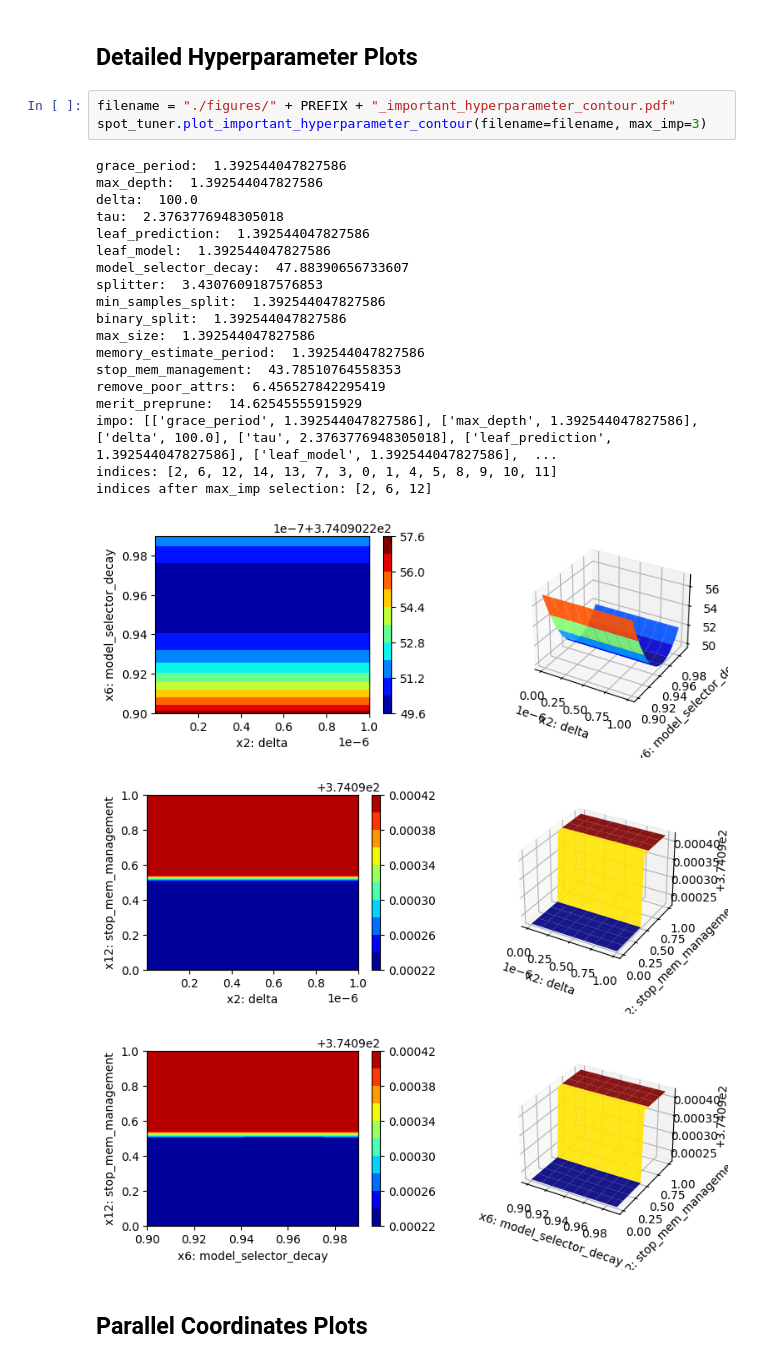
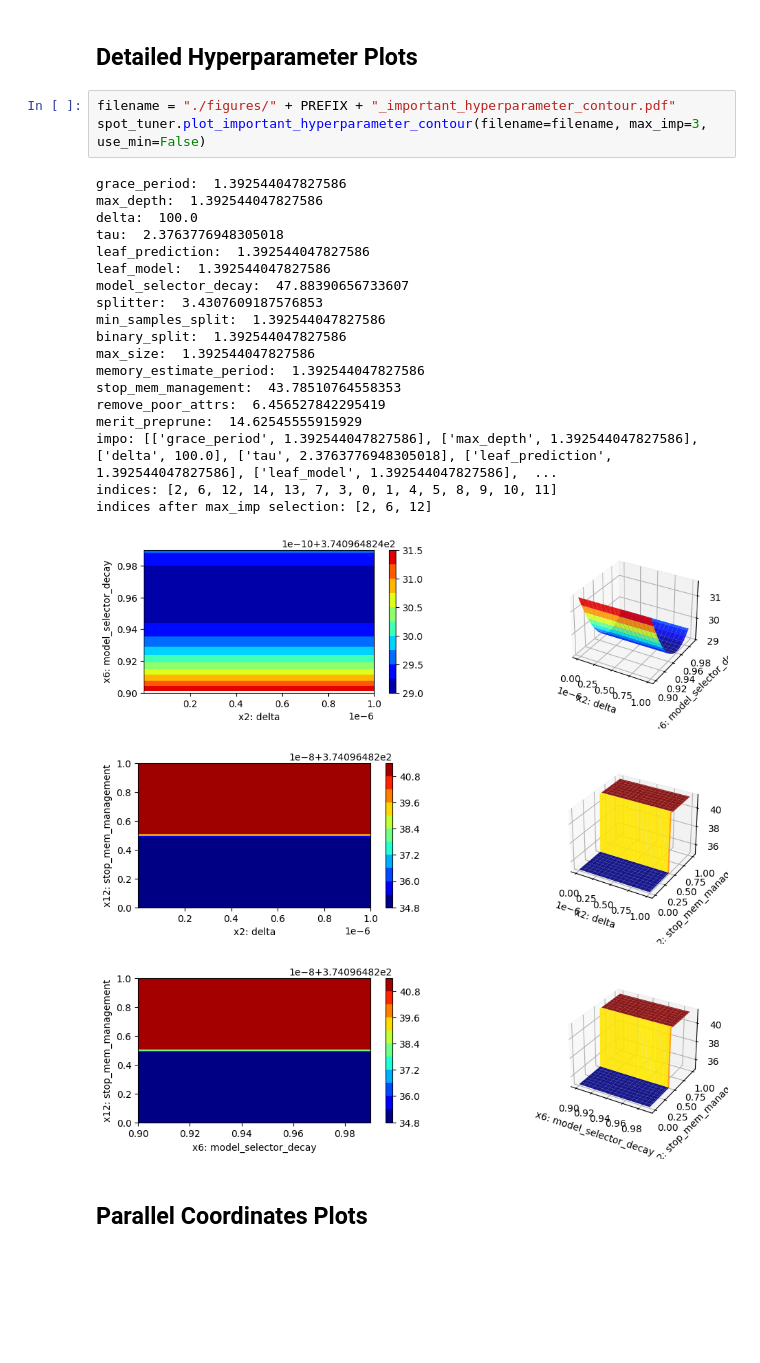
Before and after one commit to sn-code-inside/online-machine-learning, a Jupyter notebook: ch10_friedman-hpt-htr.ipynb, the cells around one changed output. Cells and saved outputs as stored; diff of their text form; blank space fills up the shorter version.

```diff
--- a/ch10_friedman-hpt-htr.ipynb
+++ b/ch10_friedman-hpt-htr.ipynb
@@ -545,29 +546,29 @@ print(compare_two_tree_models(model_default, model_spot))
 ## Detailed Hyperparameter Plots
 # %%
 filename = "./figures/" + PREFIX + "_important_hyperparameter_contour.pdf"
-spot_tuner.plot_important_hyperparameter_contour(filename=filename, max_imp=3)
+spot_tuner.plot_important_hyperparameter_contour(filename=filename, max_imp=3, use_min=False)
 # %% [output]
 grace_period:  1.392544047827586
 max_depth:  1.392544047827586
 delta:  100.0
 tau:  2.3763776948305018
 leaf_prediction:  1.392544047827586
 leaf_model:  1.392544047827586
 model_selector_decay:  47.88390656733607
 splitter:  3.4307609187576853
 min_samples_split:  1.392544047827586
 binary_split:  1.392544047827586
 max_size:  1.392544047827586
 memory_estimate_period:  1.392544047827586
 stop_mem_management:  43.78510764558353
 remove_poor_attrs:  6.456527842295419
 merit_preprune:  14.62545555915929
 impo: [['grace_period', 1.392544047827586], ['max_depth', 1.392544047827586], ['delta', 100.0], ['tau', 2.3763776948305018], ['leaf_prediction', 1.392544047827586], ['leaf_model', 1.392544047827586],  ...
 indices: [2, 6, 12, 14, 13, 7, 3, 0, 1, 4, 5, 8, 9, 10, 11]
 indices after max_imp selection: [2, 6, 12]
-[figure, old version]
+[figure, new version]
-[figure, old version]
+[figure, new version]
-[figure, old version]
+[figure, new version]
 # %% [markdown]
 ## Parallel Coordinates Plots
 # %%
```
Also changed, not shown: parts of 20 cells of this notebook, 9 other files.
